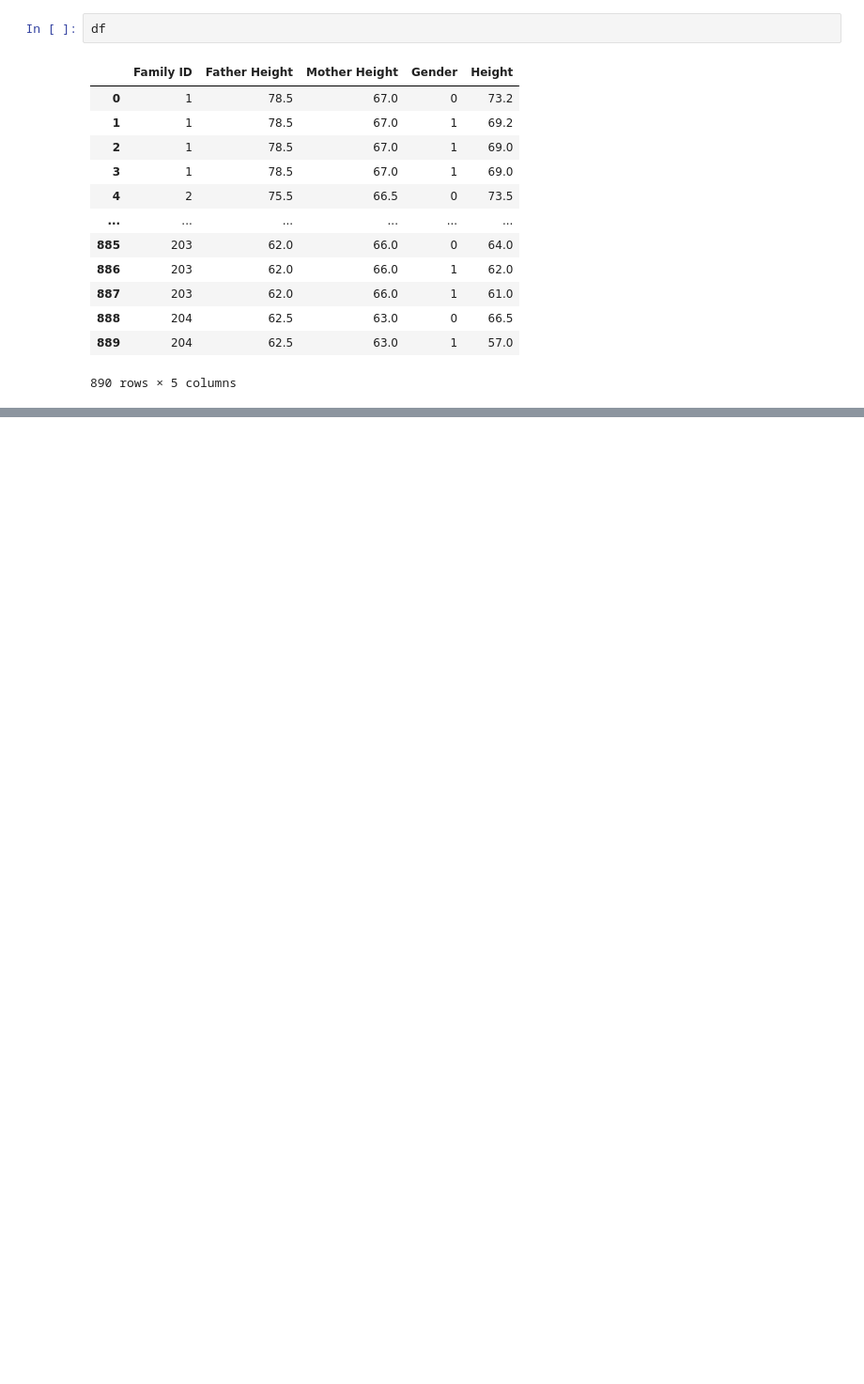
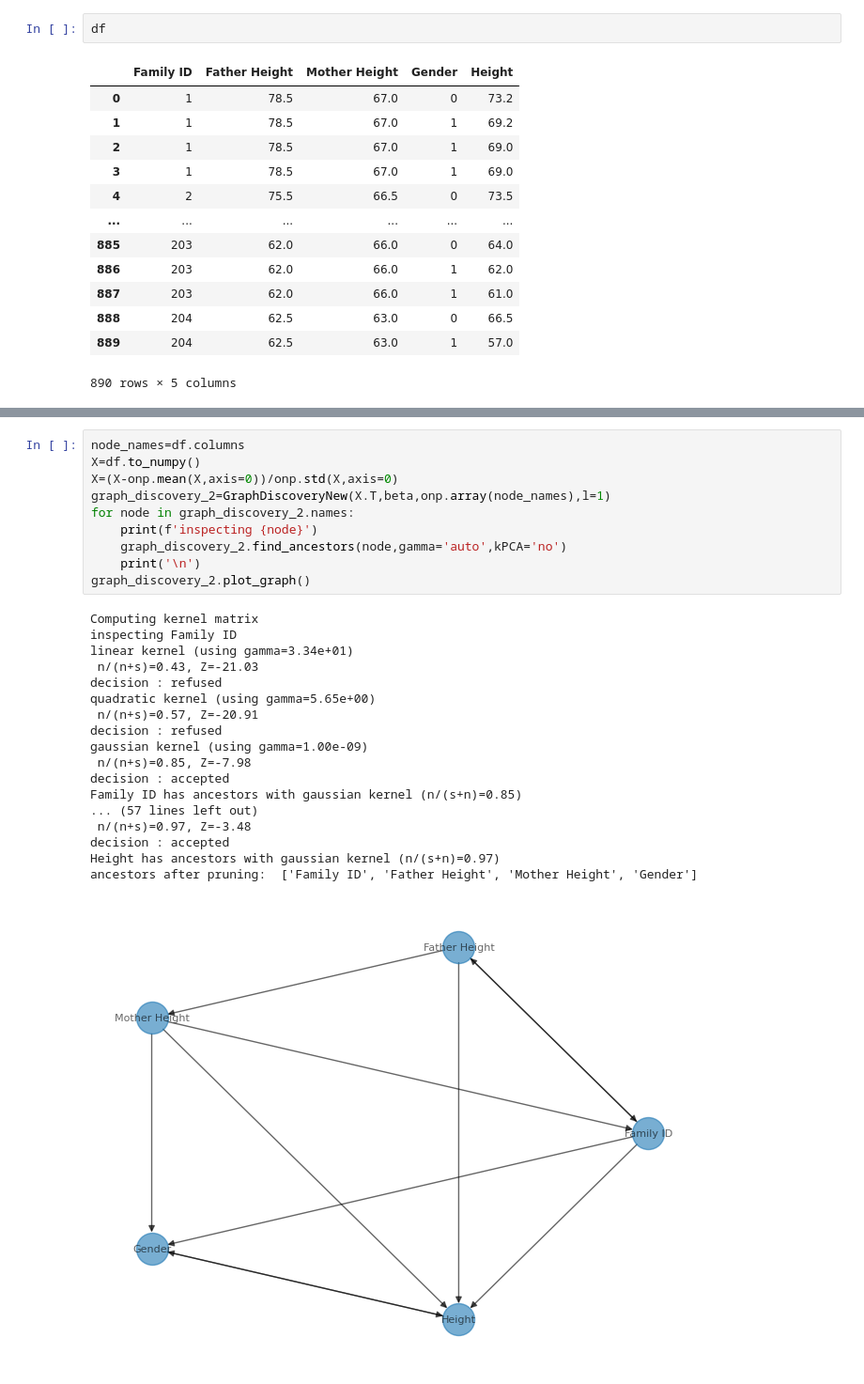
Before and after one commit to PauBatlle/GraphDiscovery, a Jupyter notebook: Galton Family height.ipynb, the cells around one changed output, grey strips where cells are left out. Shown at 94% size. Drawn from its saved outputs; the diff is of its cells as text; blank space fills up the shorter version.

```diff
--- a/Galton Family height.ipynb
+++ b/Galton Family height.ipynb
@@ -77,0 +79,29 @@ Height has ancestors with linear kernel (Z test=0.01)
+# %%
+node_names=df.columns
+X=df.to_numpy()
+X=(X-onp.mean(X,axis=0))/onp.std(X,axis=0)
+graph_discovery_2=GraphDiscoveryNew(X.T,beta,onp.array(node_names),l=1)
+for node in graph_discovery_2.names:
+    print(f'inspecting {node}')
+    graph_discovery_2.find_ancestors(node,gamma='auto',kPCA='no')
+    print('\n')
+graph_discovery_2.plot_graph()
+# %% [output]
+Computing kernel matrix
+inspecting Family ID
+linear kernel (using gamma=3.34e+01)
+ n/(n+s)=0.43, Z=-21.03
+decision : refused
+quadratic kernel (using gamma=5.65e+00)
+ n/(n+s)=0.57, Z=-20.91
+decision : refused
+gaussian kernel (using gamma=1.00e-09)
+ n/(n+s)=0.85, Z=-7.98
+decision : accepted
+Family ID has ancestors with gaussian kernel (n/(s+n)=0.85)
+... (57 lines left out)
+ n/(n+s)=0.97, Z=-3.48
+decision : accepted
+Height has ancestors with gaussian kernel (n/(s+n)=0.97)
+ancestors after pruning:  ['Family ID', 'Father Height', 'Mother Height', 'Gender']
+[figure, added]
```
Also changed, not shown: parts of 10 cells of this notebook, 2 other files.
